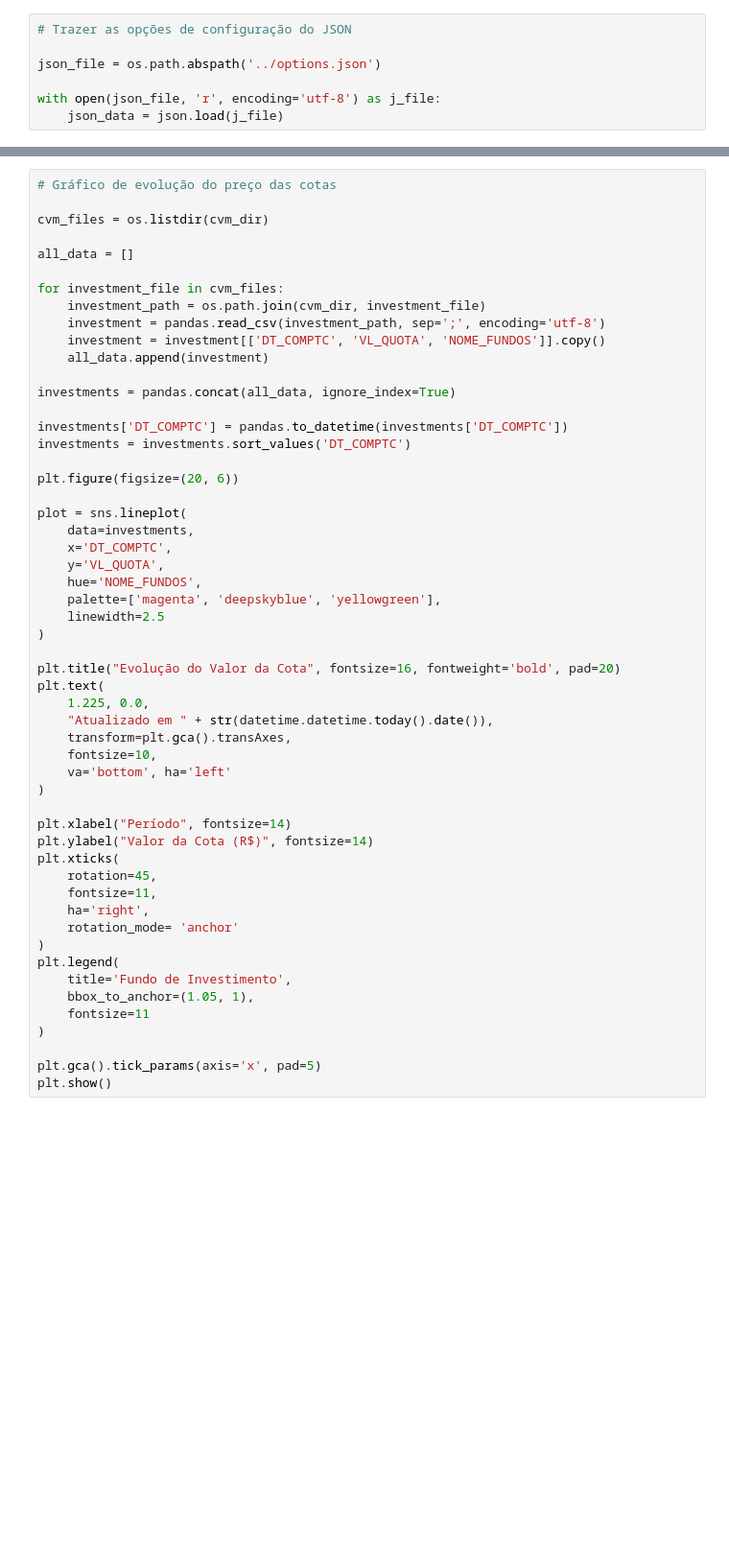
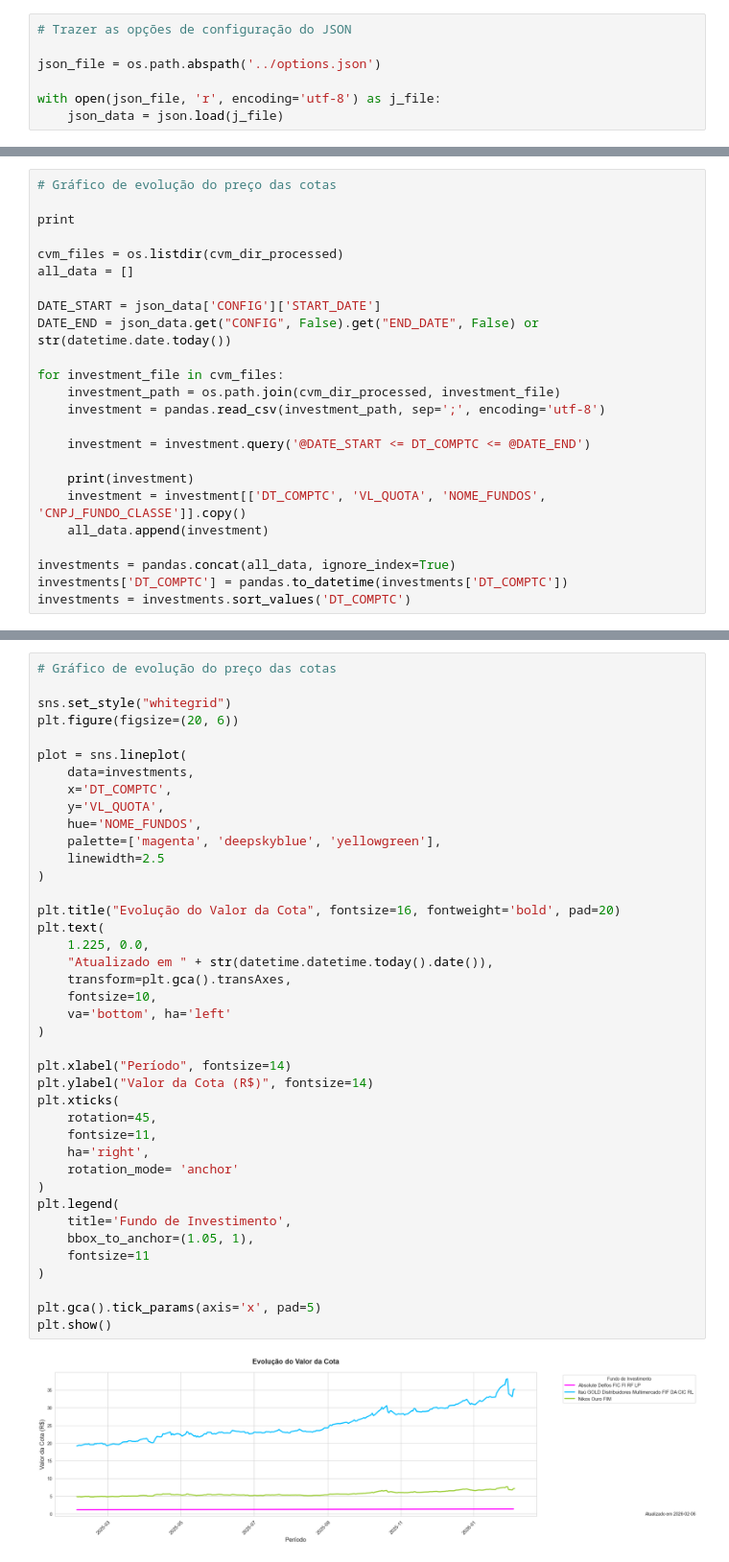
Before and after one commit to NicolasChirazawa/estudo, a Jupyter notebook: app/src/produce_graphic_by_data.ipynb, the cells around one changed output, grey strips where cells are left out. Shown at 96% size. Drawn from its saved outputs; the diff is of its cells as text; blank space fills up the shorter version.

```diff
--- a/app/src/produce_graphic_by_data.ipynb
+++ b/app/src/produce_graphic_by_data.ipynb
@@ -23,0 +26,24 @@ cdi_dir = os.path.join(archive_dir, json_data['CONFIG']['DIR_CDI_CSV_NAME'])
+# %%
+# Gráfico de evolução do preço das cotas
+
+print
+
+cvm_files = os.listdir(cvm_dir_processed)
+all_data = []
+
+DATE_START = json_data['CONFIG']['START_DATE']
+DATE_END = json_data.get("CONFIG", False).get("END_DATE", False) or str(datetime.date.today())
+
+for investment_file in cvm_files:
+    investment_path = os.path.join(cvm_dir_processed, investment_file)
+    investment = pandas.read_csv(investment_path, sep=';', encoding='utf-8')
+
+    investment = investment.query('@DATE_START <= DT_COMPTC <= @DATE_END')
+
+    print(investment)
+    investment = investment[['DT_COMPTC', 'VL_QUOTA', 'NOME_FUNDOS', 'CNPJ_FUNDO_CLASSE']].copy()
+    all_data.append(investment)
+
+investments = pandas.concat(all_data, ignore_index=True)
+investments['DT_COMPTC'] = pandas.to_datetime(investments['DT_COMPTC'])
+investments = investments.sort_values('DT_COMPTC')
@@ -24,21 +68,7 @@ cdi_dir = os.path.join(archive_dir, json_data['CONFIG']['DIR_CDI_CSV_NAME'])
 # %%
 # Gráfico de evolução do preço das cotas
 
-cvm_files = os.listdir(cvm_dir)
-
-all_data = []
-
-for investment_file in cvm_files:
-    investment_path = os.path.join(cvm_dir, investment_file)
-    investment = pandas.read_csv(investment_path, sep=';', encoding='utf-8')
-    investment = investment[['DT_COMPTC', 'VL_QUOTA', 'NOME_FUNDOS']].copy()
-    all_data.append(investment)
-
-investments = pandas.concat(all_data, ignore_index=True)
-
-investments['DT_COMPTC'] = pandas.to_datetime(investments['DT_COMPTC'])
-investments = investments.sort_values('DT_COMPTC')
-
+sns.set_style("whitegrid")
 plt.figure(figsize=(20, 6))
 
 plot = sns.lineplot(
@@ -48,30 +78,32 @@ plot = sns.lineplot(
     hue='NOME_FUNDOS',
     palette=['magenta', 'deepskyblue', 'yellowgreen'],
     linewidth=2.5
 )
 
 plt.title("Evolução do Valor da Cota", fontsize=16, fontweight='bold', pad=20)
 plt.text(
     1.225, 0.0,
     "Atualizado em " + str(datetime.datetime.today().date()),
     transform=plt.gca().transAxes,
     fontsize=10,
     va='bottom', ha='left'
 )
 
 plt.xlabel("Período", fontsize=14)
 plt.ylabel("Valor da Cota (R$)", fontsize=14)
 plt.xticks(
     rotation=45,
     fontsize=11,
     ha='right',
     rotation_mode= 'anchor'
 )
 plt.legend(
     title='Fundo de Investimento',
     bbox_to_anchor=(1.05, 1),
     fontsize=11
 )
 
 plt.gca().tick_params(axis='x', pad=5)
 plt.show()
+# %% [output]
+[figure, added]
```
Also changed, not shown: parts of 5 cells of this notebook, 4 other files.
